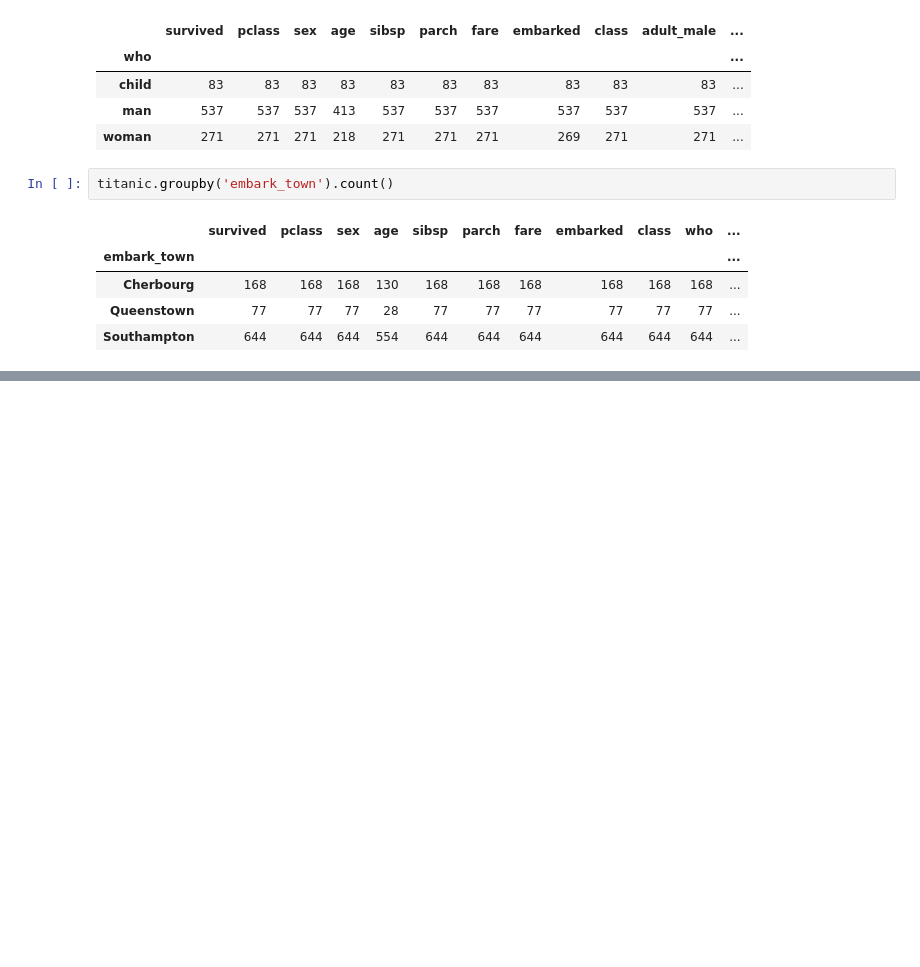
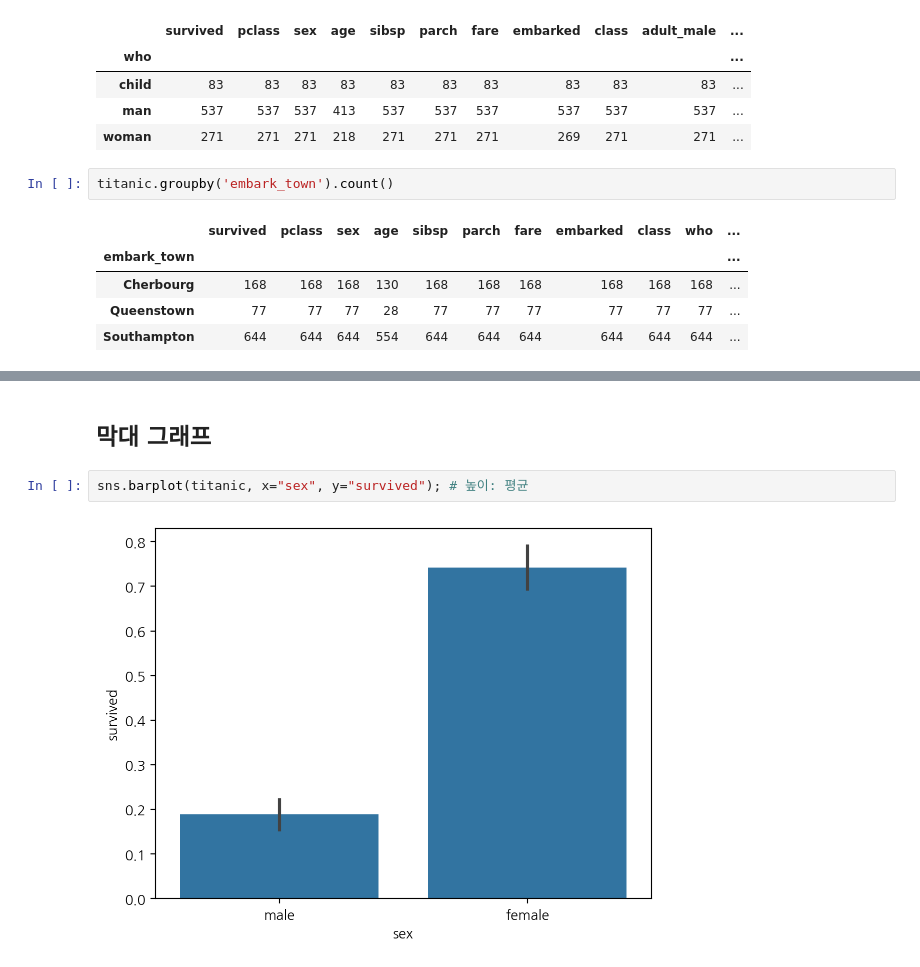
Before and after one commit to youngwoo28/2024-1-my-BDA, a Jupyter notebook: inclass/02w_0319_tue_dataframe_basic.ipynb, the cells around one changed output, grey strips where cells are left out. Saved outputs shown, nothing was run; the diff lists cells and outputs as text; blank space fills up the shorter version.

```diff
--- a/inclass/02w_0319_tue_dataframe_basic.ipynb
+++ b/inclass/02w_0319_tue_dataframe_basic.ipynb
@@ -277,0 +294,6 @@ titanic.groupby('embark_town').count()
+# %% [markdown]
+## 막대 그래프
+# %%
+sns.barplot(titanic, x="sex", y="survived"); # 높이: 평균
+# %% [output]
+[figure, added]
```
Also changed, not shown: parts of 51 cells of this notebook.
